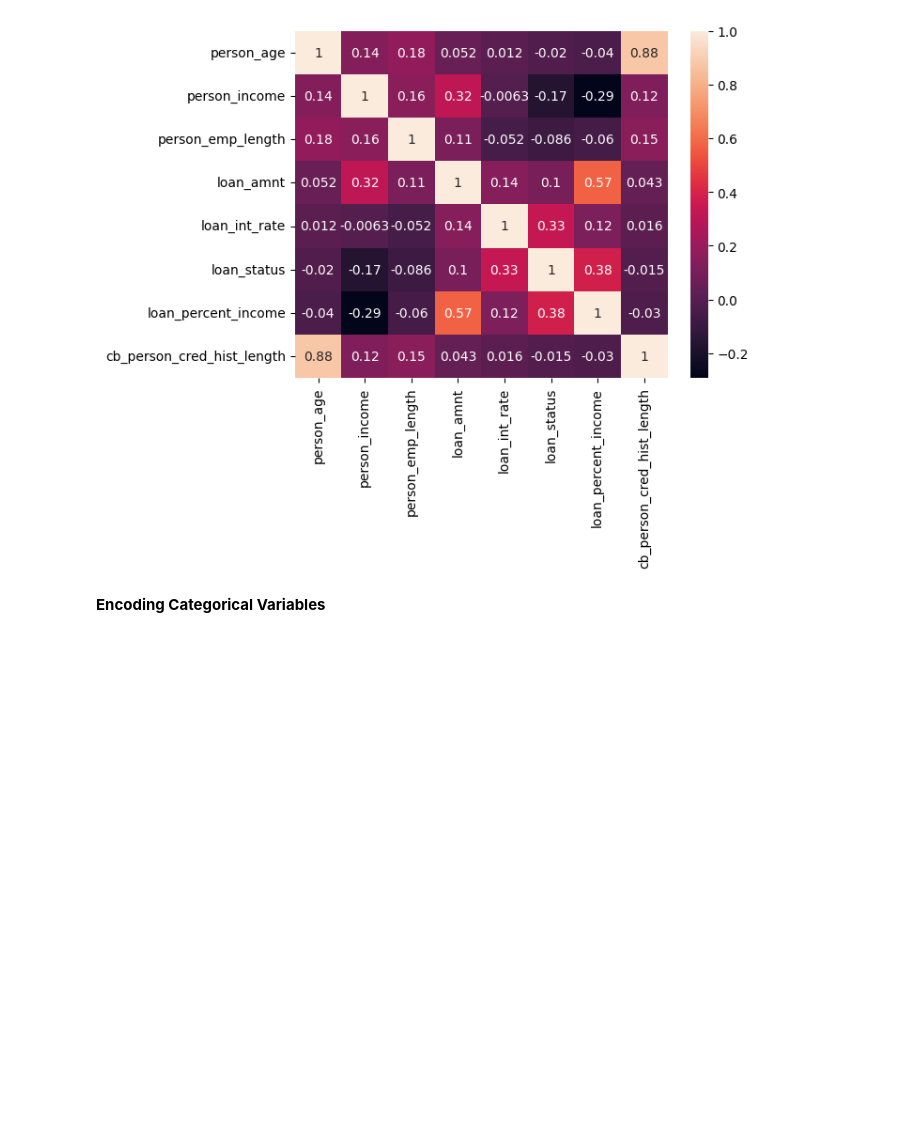
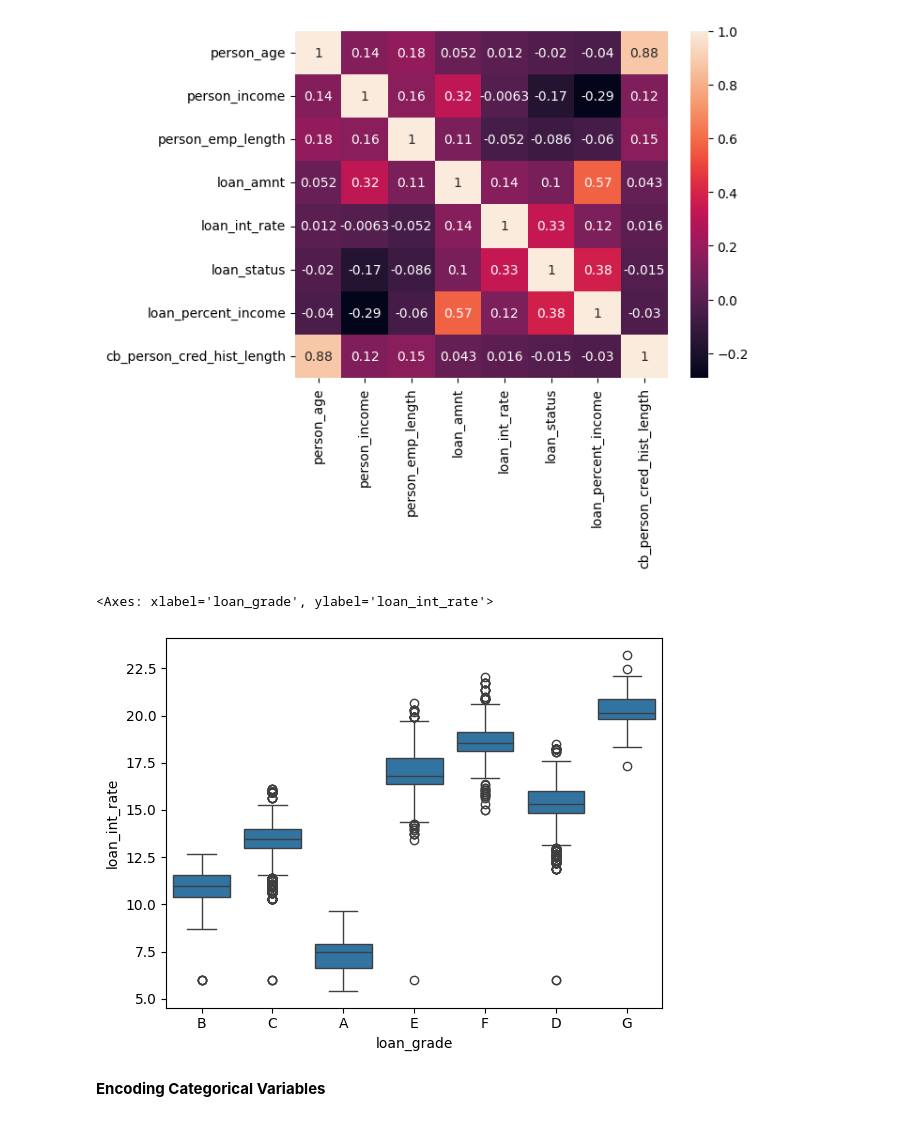
Before and after one commit to Jashan-jj/Machine-learning, a Jupyter notebook: Naive Bayes Classifier/credit card risk prediction/credit_card_risk_prediction.ipynb, the cells around one changed output. Drawn from its saved outputs; the diff is of its cells as text; code cells hidden in the pictures; blank space fills up the shorter version.

```diff
--- a/Naive Bayes Classifier/credit card risk prediction/credit_card_risk_prediction.ipynb
+++ b/Naive Bayes Classifier/credit card risk prediction/credit_card_risk_prediction.ipynb
@@ -333,5 +333,10 @@ sns.heatmap(df3.corr(numeric_only=True), annot=True)
 # %% [output]
 <Axes: >
 [figure]
+# %%
+sns.boxplot(data=df3, x='loan_grade', y='loan_int_rate')
+# %% [output]
+<Axes: xlabel='loan_grade', ylabel='loan_int_rate'>
+[figure, added]
 # %% [markdown]
 **Encoding Categorical Variables**
```
Also changed, not shown: parts of 9 cells of this notebook.
